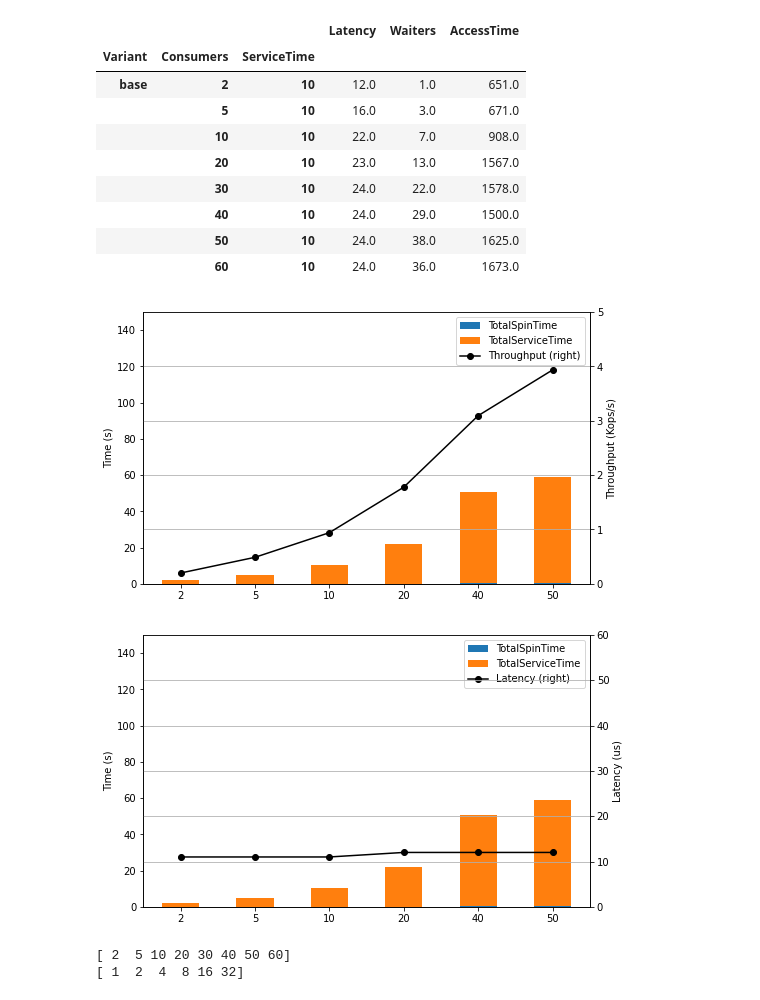
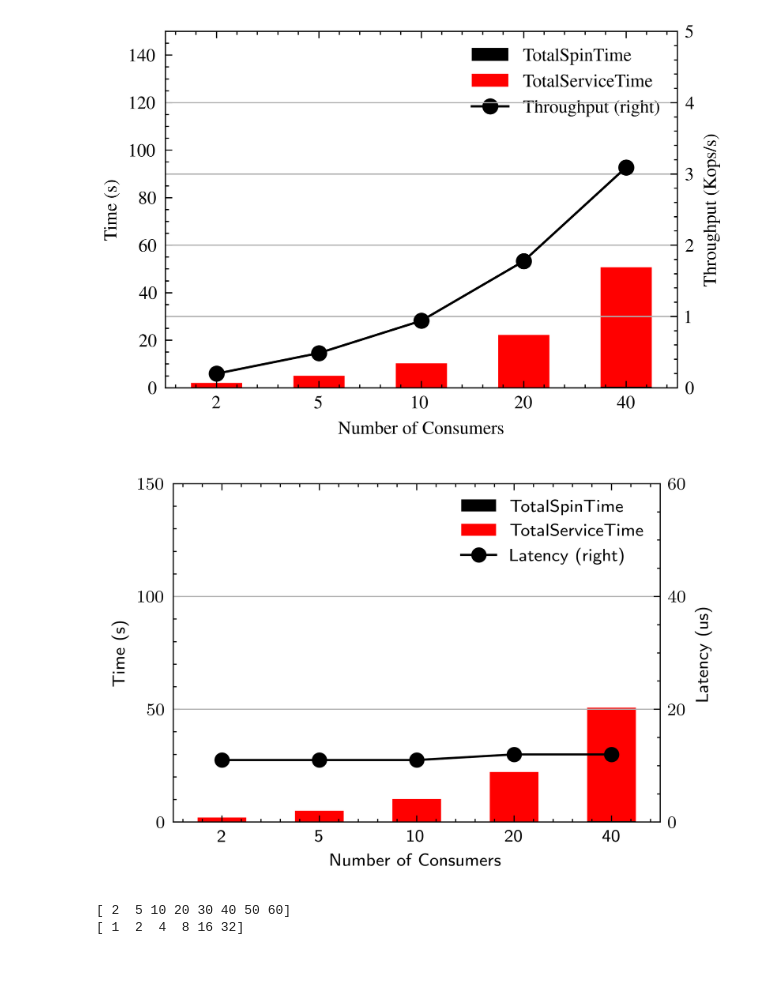
Before and after one commit to cesar237/ring_buffer_sim, a Jupyter notebook: notebooks/analysis.ipynb, the cells around one changed output. Saved outputs shown, nothing was run; the diff lists cells and outputs as text; code cells hidden in the pictures; blank space fills up the shorter version.

```diff
--- a/notebooks/analysis.ipynb
+++ b/notebooks/analysis.ipynb
@@ -24,0 +62,2 @@ dfs = {}
+# %%
+df__ = df__[df__.Consumers <= 40]
@@ -96,13 +138,0 @@ dfs[variant] = df__
-# %%
-df_
-# %% [output]
-|  |  |  | Latency | Waiters | AccessTime |
-| Variant | Consumers | ServiceTime |  |  |  |
-| base | 2 | 10 | 12.0 | 1.0 | 651.0 |
-|  | 5 | 10 | 16.0 | 3.0 | 671.0 |
-|  | 10 | 10 | 22.0 | 7.0 | 908.0 |
-|  | 20 | 10 | 23.0 | 13.0 | 1567.0 |
-|  | 30 | 10 | 24.0 | 22.0 | 1578.0 |
-|  | 40 | 10 | 24.0 | 29.0 | 1500.0 |
-|  | 50 | 10 | 24.0 | 38.0 | 1625.0 |
-|  | 60 | 10 | 24.0 | 36.0 | 1673.0 |
@@ -146,0 +139,2 @@ dfs[variant] = df__
+# %%
+df__ = df__[df__.Consumers <= 40]
@@ -147,36 +146,39 @@ dfs[variant] = df__
 # %%
-# with plt.style.context(['science', 'ieee']):
-ax1 = df__.plot.bar(figsize=(8, 5),
-    y=['TotalSpinTime', 'TotalServiceTime'],
-    stacked=True, capsize=5, rot=0,
-    ylabel="Time (s)", ylim=(0, 150))
-ax2 = df__.plot.line(
-    y='Throughput', ax=ax1, color='black',
-    marker='o', secondary_y=True, grid=True,
-    ylabel="Throughput (Kops/s)", ylim=[0, 5])
+with plt.style.context(['science', 'ieee']):
+    # with plt.style.context(['science', 'ieee']):
+    ax1 = df__.plot.bar(figsize=figsize, xlabel="Number of Consumers",
+        y=['TotalSpinTime', 'TotalServiceTime'],
+        stacked=True, capsize=5, rot=0,
+        ylabel="Time (s)", ylim=(0, 150))
+    ax2 = df__.plot.line(
+        y='Throughput', ax=ax1, color='black',
+        marker='o', secondary_y=True, grid=True,
+        ylabel="Throughput (Kops/s)", ylim=[0, 5])
+
+    ax1.set_xticklabels(df__.Consumers)
+    ax2.set_xticklabels(df__.Consumers)
+    plt.savefig('mq-throughput.pdf')
+    # plt.legend(loc='upper right')
+    plt.show()
+
+    # with plt.style.context(['science', 'ieee']):
+    ax1 = df__.plot.bar(figsize=figsize, xlabel="Number of Consumers",
+        y=['TotalSpinTime', 'TotalServiceTime'],
+        stacked=True, capsize=5, rot=0,
+        ylabel="Time (s)", ylim=(0, 150))
+    ax2 = df__.plot.line(
+        y='Latency', ax=ax1, color='black',
+        marker='o', secondary_y=True, grid=True,
+        ylabel="Latency (us)", ylim=[0, 60])
 
 ax1.set_xticklabels(df__.Consumers)
 ax2.set_xticklabels(df__.Consumers)
-# plt.legend(loc='upper right')
-plt.show()
-
-# with plt.style.context(['science', 'ieee']):
-ax1 = df__.plot.bar(figsize=(8, 5),
-    y=['TotalSpinTime', 'TotalServiceTime'],
-    stacked=True, capsize=5, rot=0,
-    ylabel="Time (s)", ylim=(0, 150))
-ax2 = df__.plot.line(
-    y='Latency', ax=ax1, color='black',
-    marker='o', secondary_y=True, grid=True,
-    ylabel="Latency (us)", ylim=[0, 60])
-
-ax1.set_xticklabels(df__.Consumers)
-ax2.set_xticklabels(df__.Consumers)
+plt.savefig('mq-latency.pdf')
 # plt.legend(loc='upper left')
 plt.show()
 # %% [output]
-[figure, old version]
+[figure, new version]
-[figure, old version]
+[figure, new version]
 # %%
 variant = "batch"
 dir = batch_dir
```
Also changed, not shown: parts of 14 cells of this notebook, 6 other files.
